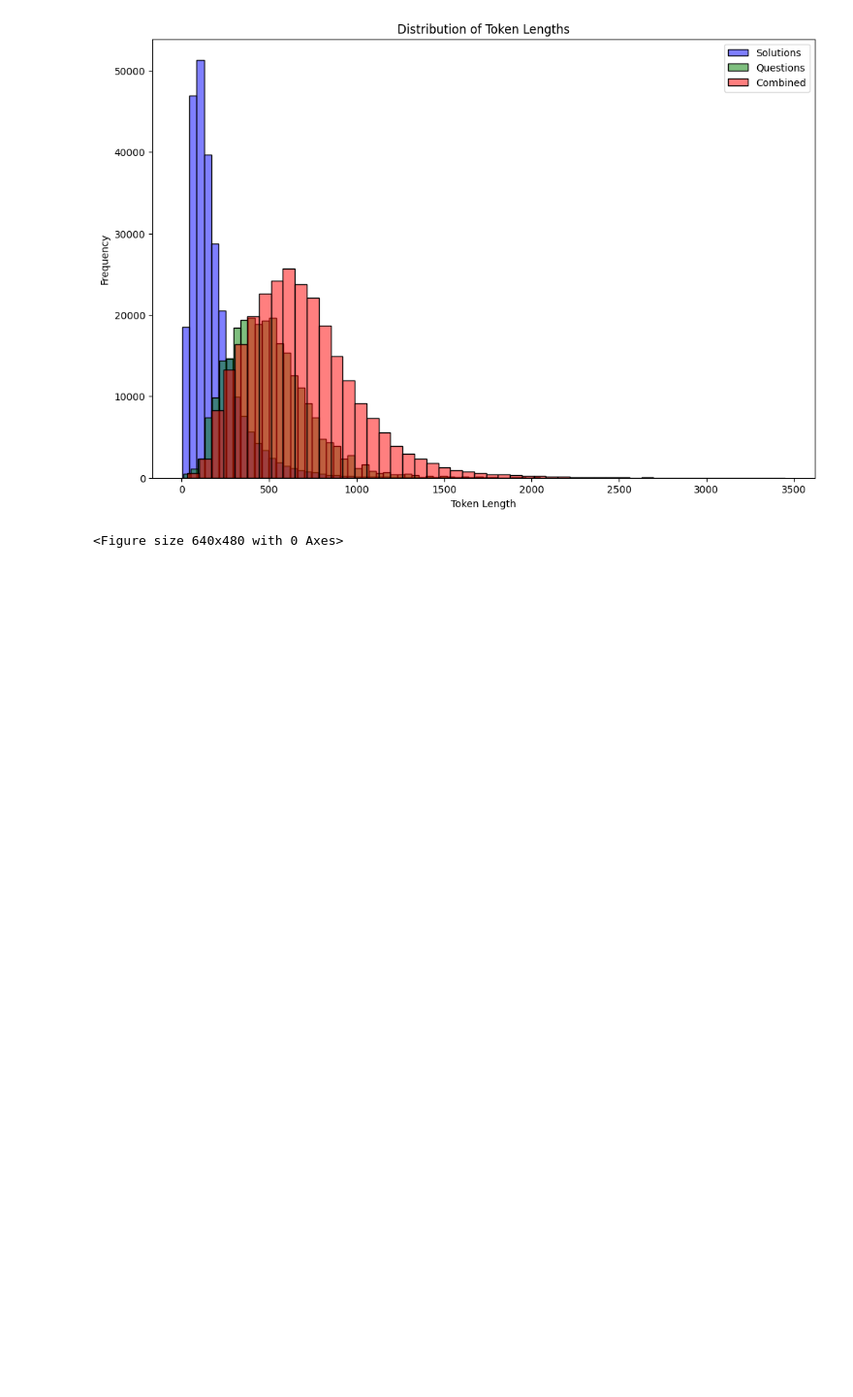
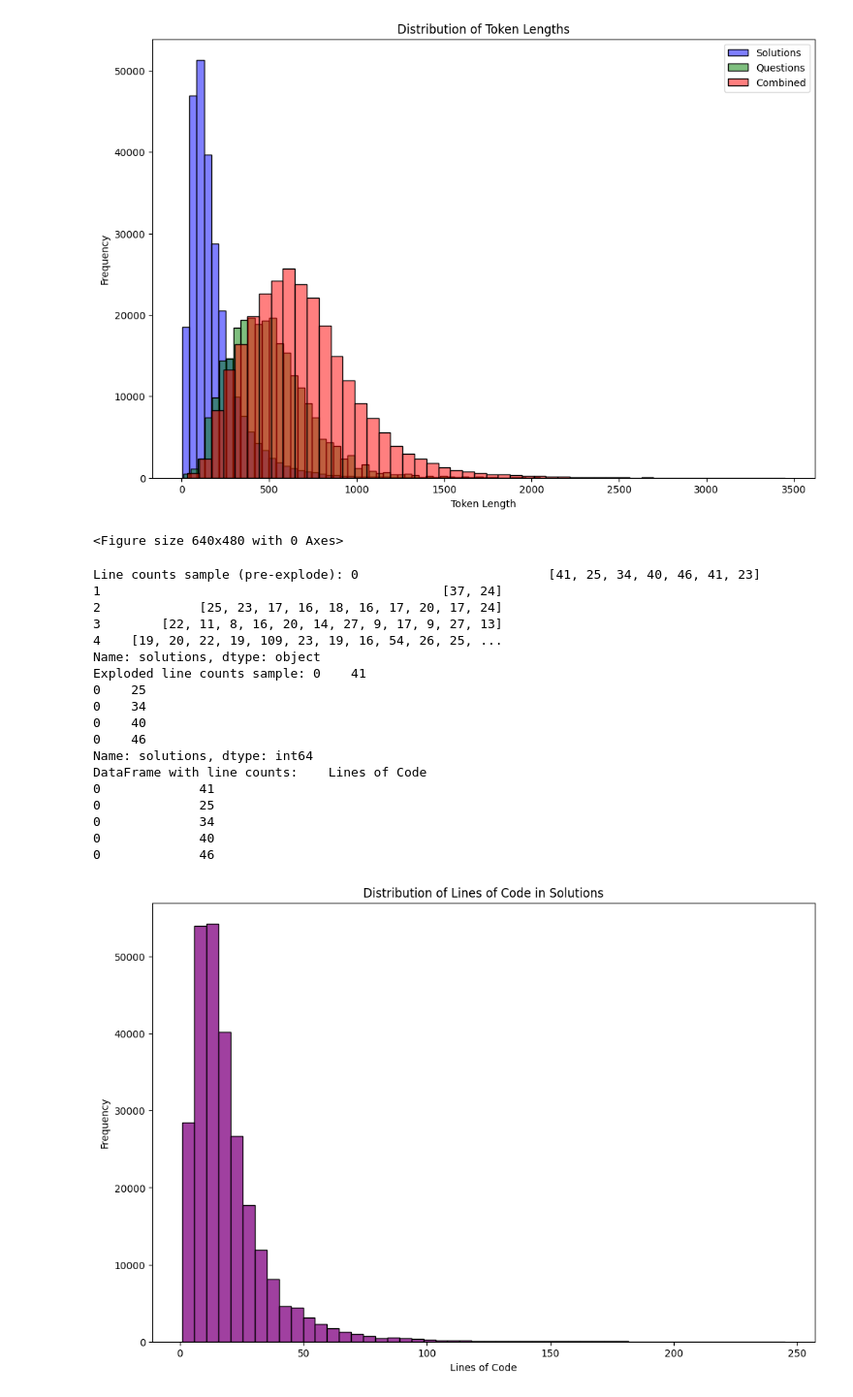
Before and after one commit to cassanof/CodeRM, a Jupyter notebook: codeprm/dataset/taco_filtered_analysis.ipynb, the cells around one changed output. Shown: that part at 97% size. Cells and saved outputs as stored; diff of their text form; code cells hidden in the pictures; blank space fills up the shorter version.

Commit message:
data

```diff
--- a/codeprm/dataset/taco_filtered_analysis.ipynb
+++ b/codeprm/dataset/taco_filtered_analysis.ipynb
@@ -143,3 +143,58 @@ plt.savefig("plots/distr_tokens.pdf")
 # %% [output]
 [figure]
 <Figure size 640x480 with 0 Axes>
+# %%
+import matplotlib.pyplot as plt
+import seaborn as sns
+import pandas as pd
+
+# Function to count lines in each solution
+def count_lines(solutions):
+    # +1 because the last line might not end with '\n'
+    return [solution.count('\n') + 1 for solution in solutions]
+
+# Assuming 'ds' is your dataset and is already loaded properly
+# Apply line counting to 'solutions'
+line_counts = ds.to_pandas()['solutions'].apply(count_lines)
+print("Line counts sample (pre-explode):", line_counts.head())
+
+# Explode the list of line counts into a flat series
+exploded_line_counts = line_counts.explode().astype(int)  # Ensuring the data type is integer for plotting
+print("Exploded line counts sample:", exploded_line_counts.head())
+
+# Convert the exploded series to a DataFrame for easier handling
+# This method directly uses the series as a column in the DataFrame
+loc_df = pd.DataFrame({'Lines of Code': exploded_line_counts})
+print("DataFrame with line counts:", loc_df.head())
+
+# Ensure DataFrame is properly populated before plotting
+if not loc_df.empty:
+    # Plotting the distribution of lines of code
+    plt.figure(figsize=(12, 8))
+    sns.histplot(loc_df['Lines of Code'], bins=50, color='purple')
+    plt.title('Distribution of Lines of Code in Solutions')
+    plt.xlabel('Lines of Code')
+    plt.ylabel('Frequency')
+    plt.show()
+else:
+    print("The DataFrame is empty. Check the data transformations.")
+# %% [output]
+Line counts sample (pre-explode): 0                         [41, 25, 34, 40, 46, 41, 23]
+1                                             [37, 24]
+2             [25, 23, 17, 16, 18, 16, 17, 20, 17, 24]
+3        [22, 11, 8, 16, 20, 14, 27, 9, 17, 9, 27, 13]
+4    [19, 20, 22, 19, 109, 23, 19, 16, 54, 26, 25, ...
+Name: solutions, dtype: object
+Exploded line counts sample: 0    41
+0    25
+0    34
+0    40
+0    46
+Name: solutions, dtype: int64
+DataFrame with line counts:    Lines of Code
+0             41
+0             25
+0             34
+0             40
+0             46
+[figure, added]
```
